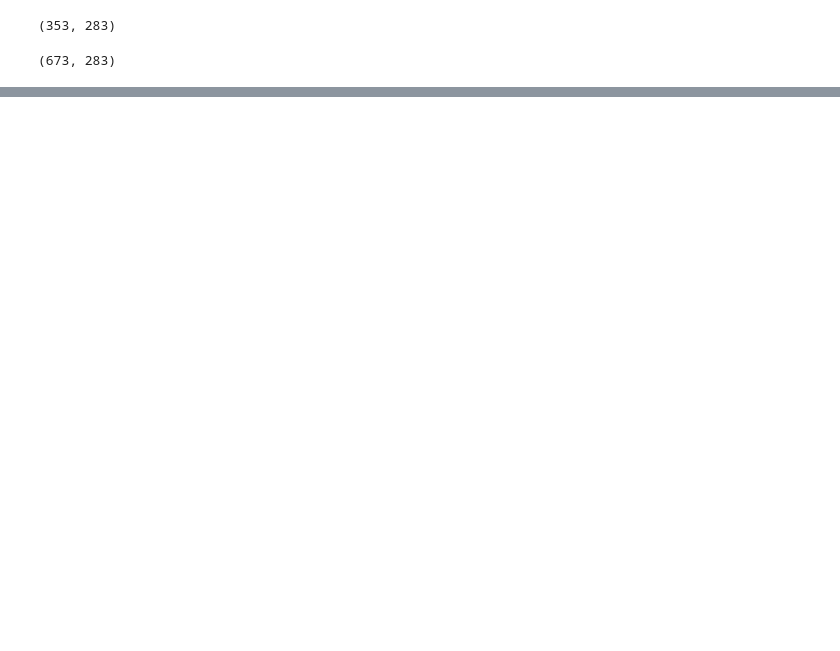
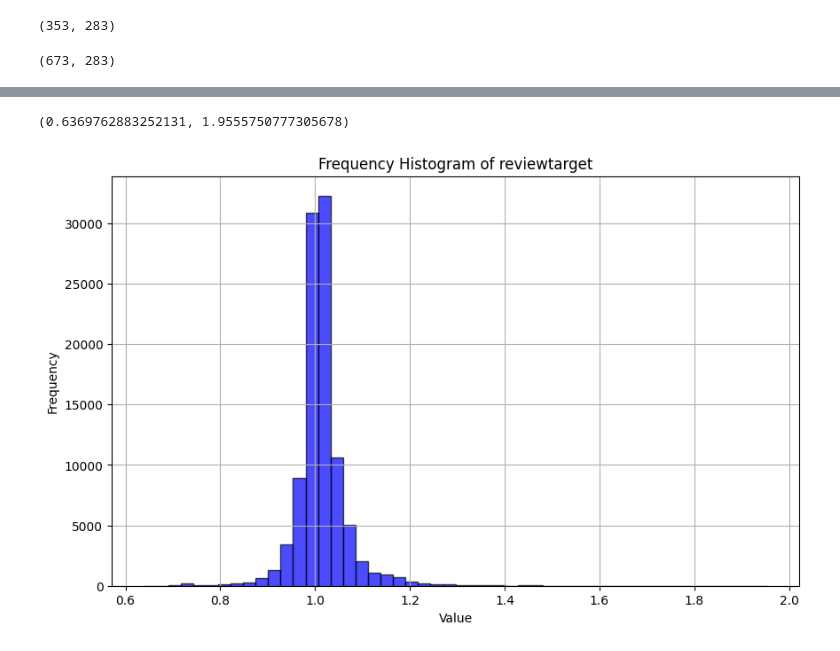
Before and after one commit to mmletgo/NeurIPS_2024, a Jupyter notebook: predict_new.ipynb, the cells around one changed output, grey strips where cells are left out. Cells and saved outputs as stored; diff of their text form; code cells hidden in the pictures; blank space fills up the shorter version.

```diff
--- a/predict_new.ipynb
+++ b/predict_new.ipynb
@@ -123,3 +161,5 @@ all_predictions.shape
 targets.shape
 # %% [output]
 (673, 283)
+# %%
+reviewtarget = targets[mask] / whitelight_s_test[:, np.newaxis]
@@ -126,3 +186,22 @@ targets.shape
+# %%
+reviewtarget.min(), reviewtarget.max()
+# %% [output]
+(0.6369762883252131, 1.9555750777305678)
+# %%
+reviewtarget_flat = reviewtarget.flatten()
+plt.figure(figsize=(10, 6))
+plt.hist(reviewtarget_flat,
+         bins=50,
+         color='blue',
+         edgecolor='black',
+         alpha=0.7)
+plt.title("Frequency Histogram of reviewtarget")
+plt.xlabel("Value")
+plt.ylabel("Frequency")
+plt.grid(True)
+plt.show()
+# %% [output]
+[figure, added]
 # %%
 print(f"# R2 score: {r2_score(targets[mask], all_predictions):.3f}")
 sigma_pred = mean_squared_error(targets[mask], all_predictions, squared=False)
```
Also changed, not shown: parts of 17 cells of this notebook, 2 other files.
